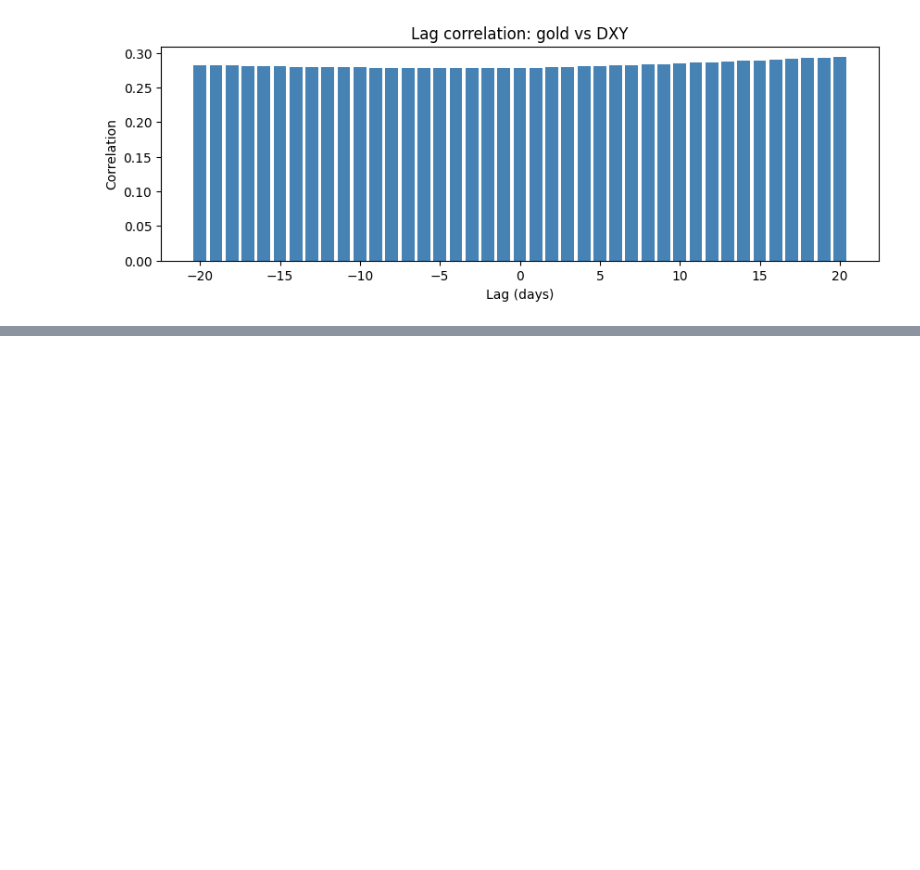
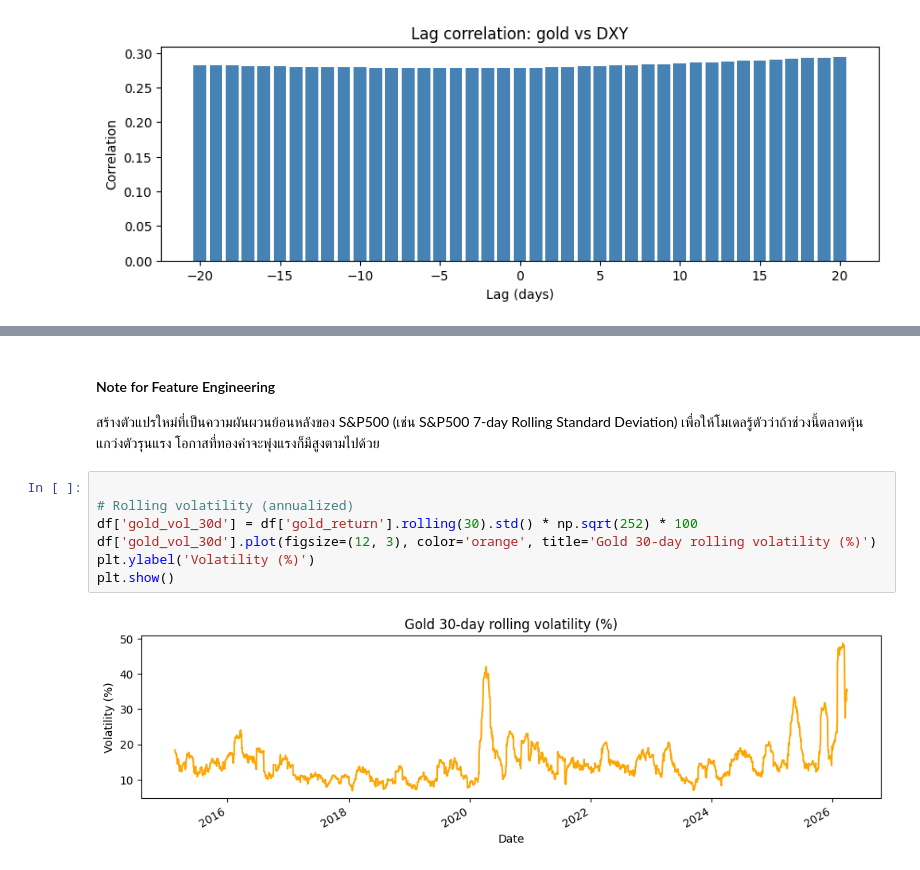
Before and after one commit to atiwit/CPE232-goldpriceforecast, a Jupyter notebook: notebooks/3_eda.ipynb, the cells around one changed output, grey strips where cells are left out. Cells and saved outputs as stored; diff of their text form; blank space fills up the shorter version.

```diff
--- a/notebooks/3_eda.ipynb
+++ b/notebooks/3_eda.ipynb
@@ -297,0 +349,12 @@ plt.show()
+# %% [markdown]
+#### Note for Feature Engineering
+สร้างตัวแปรใหม่ที่เป็นความผันผวนย้อนหลังของ S&P500 (เช่น S&P500 7-day Rolling Standard Deviation) เพื่อให้โมเดลรู้ตัวว่าถ้าช่วงนี้ตลาดหุ้นแกว่งตัวรุนแรง โอกาสที่ทองคำจะพุ่งแรงก็มีสูงตามไปด้วย
+# %%
+
+# Rolling volatility (annualized)
+df['gold_vol_30d'] = df['gold_return'].rolling(30).std() * np.sqrt(252) * 100
+df['gold_vol_30d'].plot(figsize=(12, 3), color='orange', title='Gold 30-day rolling volatility (%)')
+plt.ylabel('Volatility (%)')
+plt.show()
+# %% [output]
+[figure, added]
```
Also changed, not shown: parts of 11 cells of this notebook.
